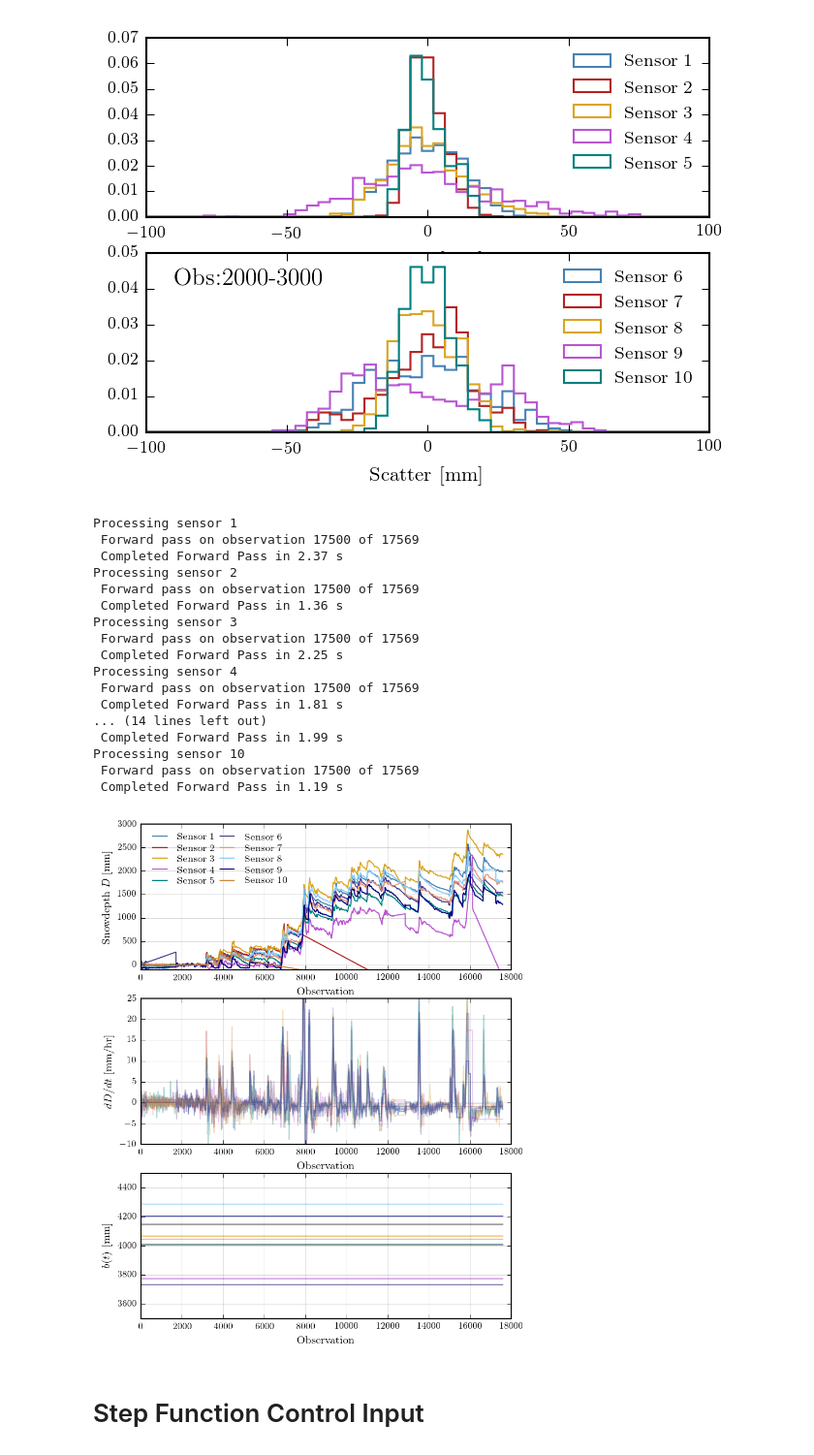
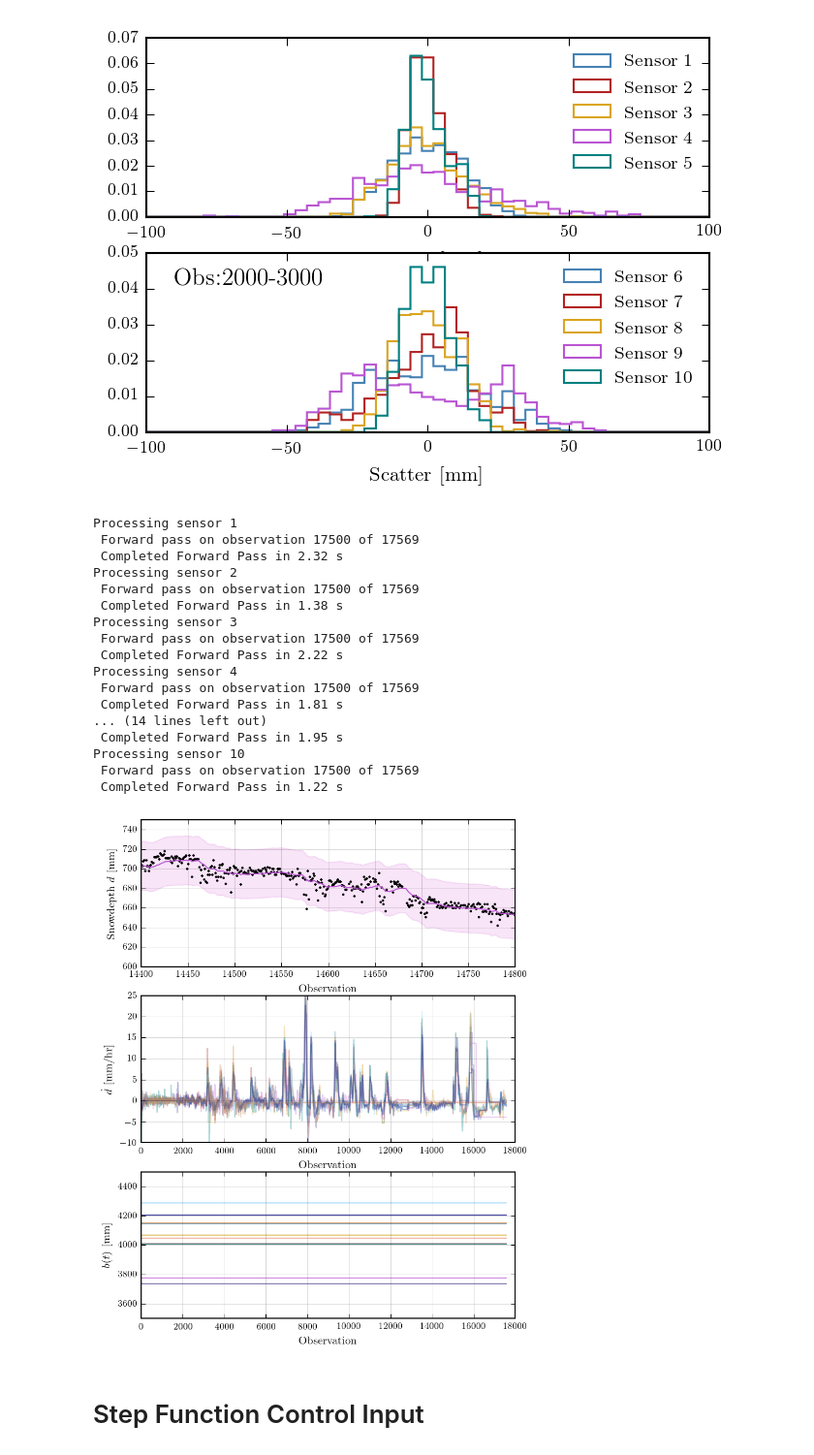
Before and after one commit to erccarls/berkely_snowfall, a Jupyter notebook: notebooks/Kalman Filter.ipynb, the cells around one changed output. Shown at 97% size. Drawn from its saved outputs; the diff is of its cells as text; code cells hidden in the pictures.

```diff
--- a/notebooks/Kalman Filter.ipynb
+++ b/notebooks/Kalman Filter.ipynb
@@ -250,7 +250,7 @@ def FilterSnowdepth(sensor_number, obs_noise, system_noise, outlier_threhold=2e3
     u = None
     D = None
 
-    K = Kalman(state_params, Y, mu_0, sigma_0, dt, A, B, C, D, Q, R)
+    K = Kalman(mu_0, sigma_0, A, B, C, D, Q, R)
 
     sigma_list  = np.zeros(len(Y))
     mu_list = np.zeros((len(Y),len(mu_0)))
@@ -290,25 +290,25 @@ for i_sensor in range(1,11):
     stop_obs=3000
     obs_noise = EstimateObservationNoise(i_sensor, start_obs, stop_obs)
     # Run the Kalman Filter
-    results.append(FilterSnowdepth(i_sensor, obs_noise=obs_noise, system_noise=np.diag((1e-3,1e-3,1e-3))))
+    results.append(FilterSnowdepth(i_sensor, obs_noise=obs_noise, system_noise=np.diag((1e0,1e-2,1e-3))))
 # %% [output]
 Processing sensor 1
  Forward pass on observation 17500 of 17569
- Completed Forward Pass in 2.37 s
+ Completed Forward Pass in 2.32 s
 Processing sensor 2
  Forward pass on observation 17500 of 17569
- Completed Forward Pass in 1.36 s
+ Completed Forward Pass in 1.38 s
 Processing sensor 3
  Forward pass on observation 17500 of 17569
- Completed Forward Pass in 2.25 s
+ Completed Forward Pass in 2.22 s
 Processing sensor 4
  Forward pass on observation 17500 of 17569
  Completed Forward Pass in 1.81 s
 ... (14 lines left out)
- Completed Forward Pass in 1.99 s
+ Completed Forward Pass in 1.95 s
 Processing sensor 10
  Forward pass on observation 17500 of 17569
- Completed Forward Pass in 1.19 s
+ Completed Forward Pass in 1.22 s
 # %%
 
 
@@ -317,7 +317,6 @@ Processing sensor 10
 
 plt.figure(figsize=(6,8))
 for i_sensor, (mu, sigma,) in enumerate(results[:11]):
-
     # This sensor went out after not very long
 #     if i_sensor==1:
 #         continue
@@ -326,38 +325,50 @@ for i_sensor, (mu, sigma,) in enumerate(results[:11]):
     df = pd.read_pickle('../output/cluster_0_cleaned.pickle')
     Y = df['snowdepth_%i'%(i_sensor+1)].values
 
     plt.subplot(311)
     # Plot the snowdepth
     plt.plot(mu[:,0], label='Sensor %i'%(i_sensor+1))
+    #plt.plot(mu[:,0]+sigma, label='Sensor %i'%(i_sensor+1), color='firebrick')
+    #plt.plot(mu[:,0]-sigma, label='Sensor %i'%(i_sensor+1), color='firebrick')
     plt.xlabel('Observation')
-    plt.ylabel('Snowdepth $D$ [mm]')
+    plt.ylabel('Snowdepth $d$ [mm]')
     plt.grid(linestyle='-', alpha=.15)
-    plt.legend(loc=2, ncol=2, frameon=False, columnspacing=.2, labelspacing=.2)
+    #plt.legend(loc=2, ncol=2, frameon=False, columnspacing=.2, labelspacing=.2)
     plt.ylim(-100, 3000)
 
+    plt.ylim(600, 750)
+    plt.xlim(14400, 14800)
+
+    df = pd.read_pickle('../output/cluster_0_cleaned.pickle')
+    # Observations
+    Y = df['snowdepth_4'].values
+
+    # Let's estimate the initial baseline using the median of the first 2500 data points, excluding NaNs
+    baseline = np.median(Y[2000:3000][~np.isnan(Y[2000:3000])])
+    plt.scatter(range(len(Y)), -Y+baseline, s=.5, color='k', marker='o')
     # Can also plot uncertainty bands, though these are not great yet.
-    #plt.fill_between(range(len(mu[:,0])), mu[:,0]-np.sqrt(sigma), mu[:,0]+np.sqrt(sigma), alpha=.1, color='m')
+    plt.fill_between(range(len(mu[:,0])), mu[:,0]-np.sqrt(sigma), mu[:,0]+np.sqrt(sigma), alpha=.1, color='m')
 
 
     # -------------------------------
     # Plot the velocity parameter
     plt.subplot(312)
     plt.plot(mu[:,1], alpha=.3)
     plt.xlabel('Observation')
-    plt.ylabel('$dD/dt$ [mm/hr]')
+    plt.ylabel('$\dot{d}$ [mm/hr]')
     plt.ylim(-10,25)
     plt.grid(linestyle='-', alpha=.15)
 
     # -------------------------------
     # Plot the baseline
     plt.subplot(313)
     plt.plot(mu[:,2], alpha=.7)
     plt.xlabel('Observation')
     plt.ylabel('$b(t)$ [mm]')
     plt.ylim(3.5e3,4.5e3)
     plt.grid(linestyle='-', alpha=.15)
 # %% [output]
-[figure, old version]
+[figure, new version]
 # %% [markdown]
 # Step Function Control Input
 # %%
```
Also changed, not shown: 4 other files.
